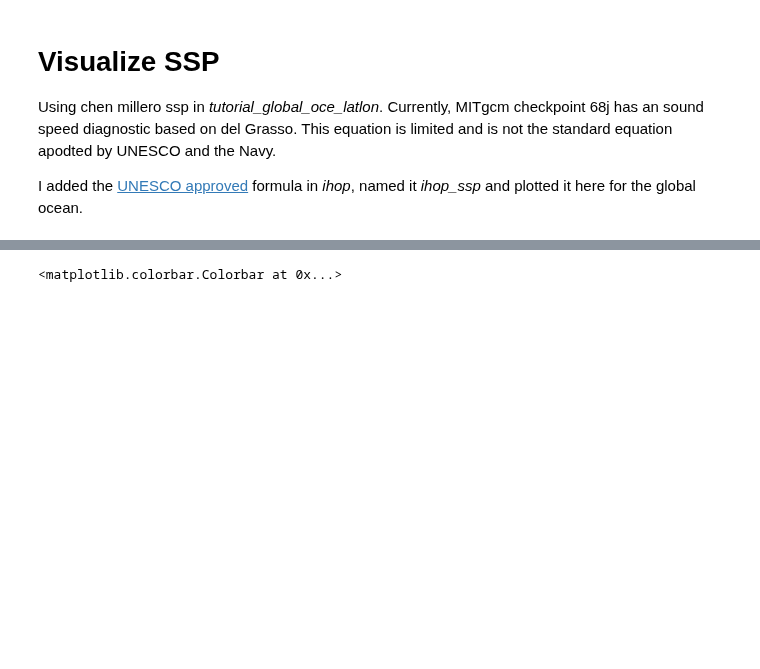
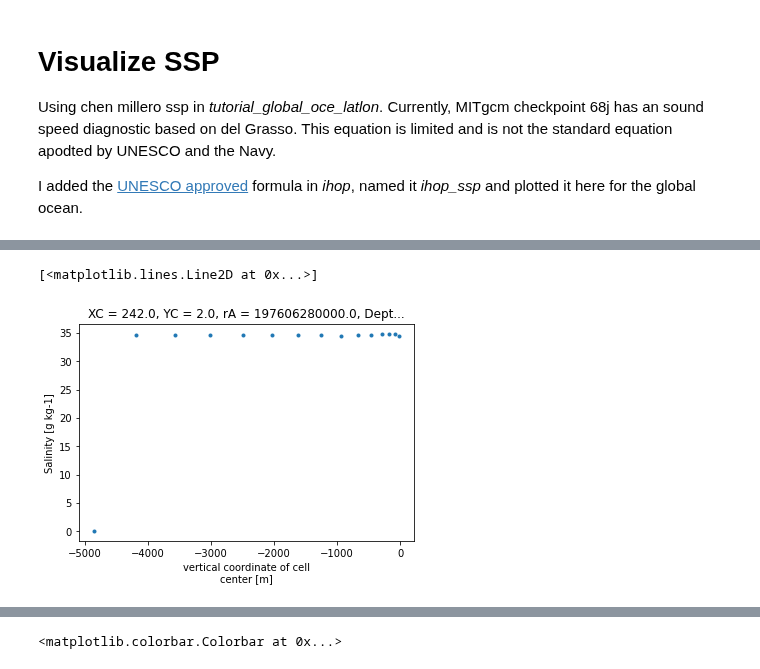
Before and after one commit to IvanaEscobar/sandbox, a Jupyter notebook: sandbox/bin/notebooks/ihop_viz_ssp.ipynb, the cells around one changed output, grey strips where cells are left out. Drawn from its saved outputs; the diff is of its cells as text; code cells hidden in the pictures; blank space fills up the shorter version.

```diff
--- a/sandbox/bin/notebooks/ihop_viz_ssp.ipynb
+++ b/sandbox/bin/notebooks/ihop_viz_ssp.ipynb
@@ -33,0 +14,3 @@ Data variables:
+# %%
+dsT = xmitgcm.open_mdsdataset(data_dir, prefix=['S'])
+dsT
@@ -33,0 +35,5 @@ Data variables:
+# %%
+dsT.S.isel(XC=60).isel(YC=20).isel(time=1).plot(lw=0, marker='.')
+# %% [output]
+[<matplotlib.lines.Line2D at 0x...>]
+[figure, added]
```
Also changed, not shown: parts of 4 cells of this notebook, 2 other files.
